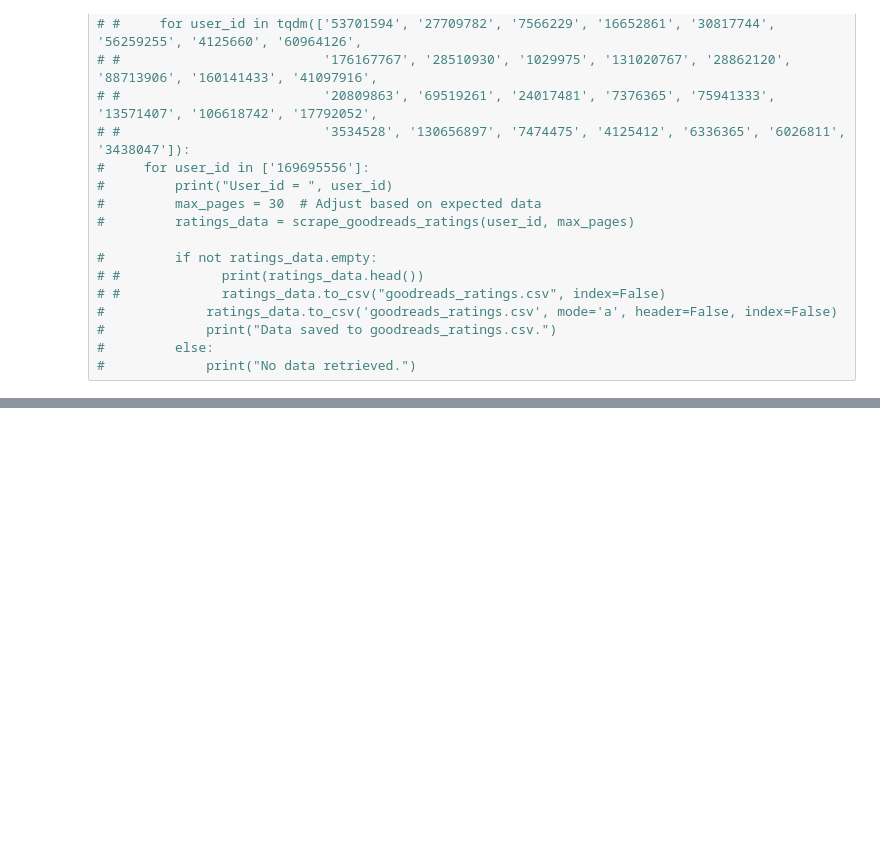
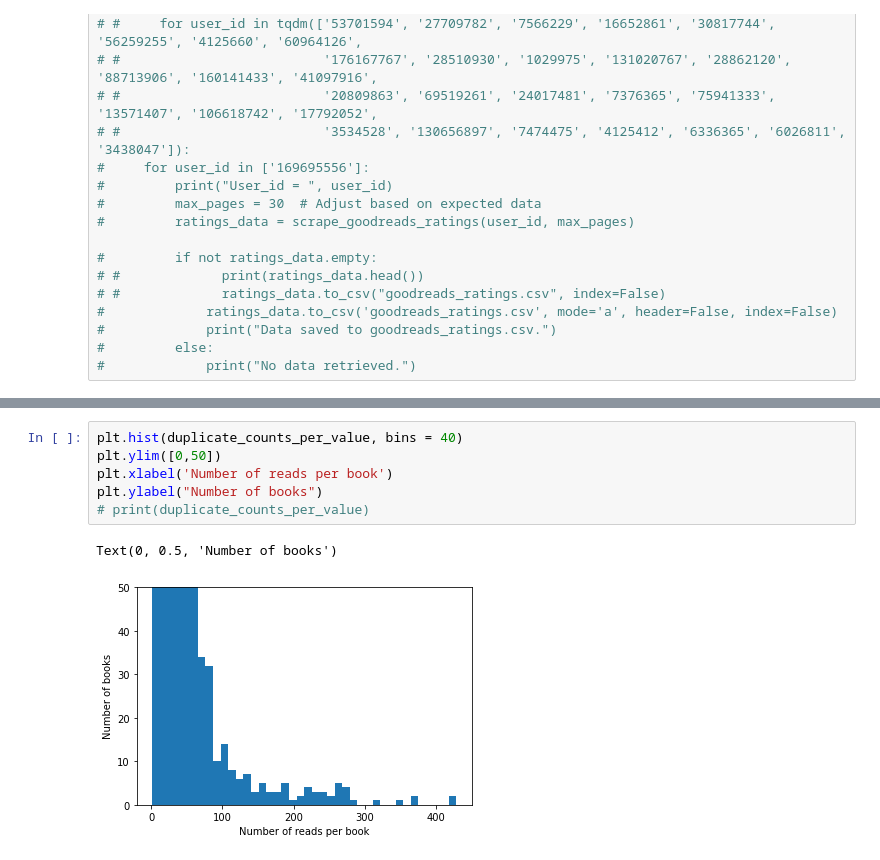
Before and after one commit to KatieJ16/book_predictor, a Jupyter notebook: goodreads_ratings_change_df.ipynb, the cells around one changed output, grey strips where cells are left out. Drawn from its saved outputs; the diff is of its cells as text; blank space fills up the shorter version.

```diff
--- a/goodreads_ratings_change_df.ipynb
+++ b/goodreads_ratings_change_df.ipynb
@@ -320,0 +298,9 @@ Text(0, 0.5, 'Readers')
+# %%
+plt.hist(duplicate_counts_per_value, bins = 40)
+plt.ylim([0,50])
+plt.xlabel('Number of reads per book')
+plt.ylabel("Number of books")
+# print(duplicate_counts_per_value)
+# %% [output]
+Text(0, 0.5, 'Number of books')
+[figure, added]
```
Also changed, not shown: parts of 10 cells of this notebook, 11 other files.
